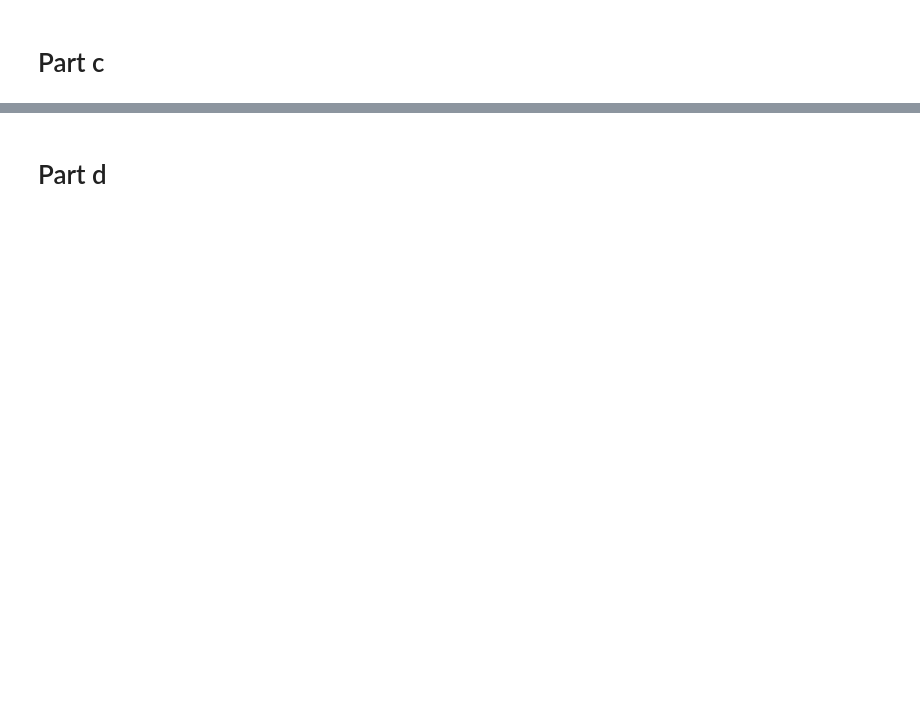
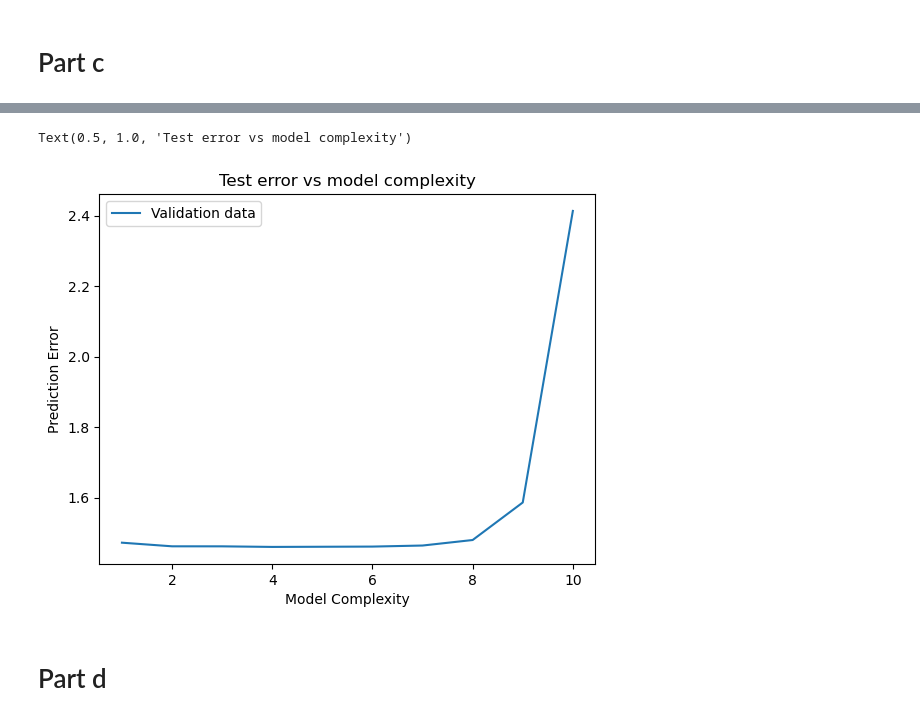
Before and after one commit to Raaaii/Breast_Cancer_ML-DL, a Jupyter notebook: FrankesFunction.ipynb, the cells around one changed output, grey strips where cells are left out. Cells and saved outputs as stored; diff of their text form; code cells hidden in the pictures; blank space fills up the shorter version.

```diff
--- a/FrankesFunction.ipynb
+++ b/FrankesFunction.ipynb
@@ -71,6 +72,6 @@ beta = beta @ train_y
 def ols(X,y):
     beta = X.T @ X
     U,S,V = np.linalg.svd(beta, hermitian=True)
-    beta = V.T @ np.diag(1/S) @ U.T
-    beta = beta @ X.T
+    inv = V.T @ np.diag(1/S) @ U.T
+    beta = inv @ X.T
     return beta
@@ -225,18 +223,25 @@ Namely,
 # %% [markdown]
 # Part c
 # %%
-def cv(model, X, y, fold = 10):
+def cv(model, X, y, fold = 10, **model_args):
     foldSize = int(X.shape[0] / fold)
     Xs = np.vsplit(X, [foldSize * i for i in range(1, fold)])
     ys = np.vsplit(y, [foldSize * i for i in range(1, fold)])
     scores = list()
+    if "degree" in model_args: ii = model_args["degree"]
     for i in range(fold):
-        validationSet_X = Xs[i:i+1]
+        validationSet_X = Xs[i:i+1][0]
         trainSet_X = np.concatenate([*Xs[0:i], *Xs[i+1:]], axis=0)
-        validationSet_y = y[i:i+1]
+        validationSet_y = y[i:i+1][0]
         trainSet_y = np.concatenate([*y[0:i], *y[i+1:]], axis=0)
         scaler = StandardScaler()
-        beta = model(scaler.fit_transform(PolyTransformer(trainSet_X)), trainSet_y)
-        score = r_2(scaler.transform(PolyTransformer(validationSet_X)) @ beta, validationSet_y)
+        beta = model(PolyTransformer(scaler.fit_transform(trainSet_X), degree=ii), trainSet_y)
+        score = mse(PolyTransformer(scaler.transform(validationSet_X), degree=ii) @ beta, validationSet_y)
         scores.append(score)
     return np.array(scores).mean()
+# %%
+test_error = np.zeros(complexity)
+for ii in range(1, complexity):
+    complexity_deg[ii] = ii
+    test_error[ii] = cv(ols, train_X, train_y, degree=ii)
+    print(test_error[ii])
@@ -243,3 +259,13 @@ def cv(model, X, y, fold = 10):
+# %%
+fig, ax = plt.subplots()
+ax.plot(complexity_deg[1:], test_error[1:], label='Validation data')
+plt.legend()
+ax.set_xlabel("Model Complexity")
+ax.set_ylabel("Prediction Error")
+ax.set_title("Test error vs model complexity")
+# %% [output]
+Text(0.5, 1.0, 'Test error vs model complexity')
+[figure, added]
 # %% [markdown]
 # Part d
 # %%
```
Also changed, not shown: parts of 48 cells of this notebook, 7 other files.
